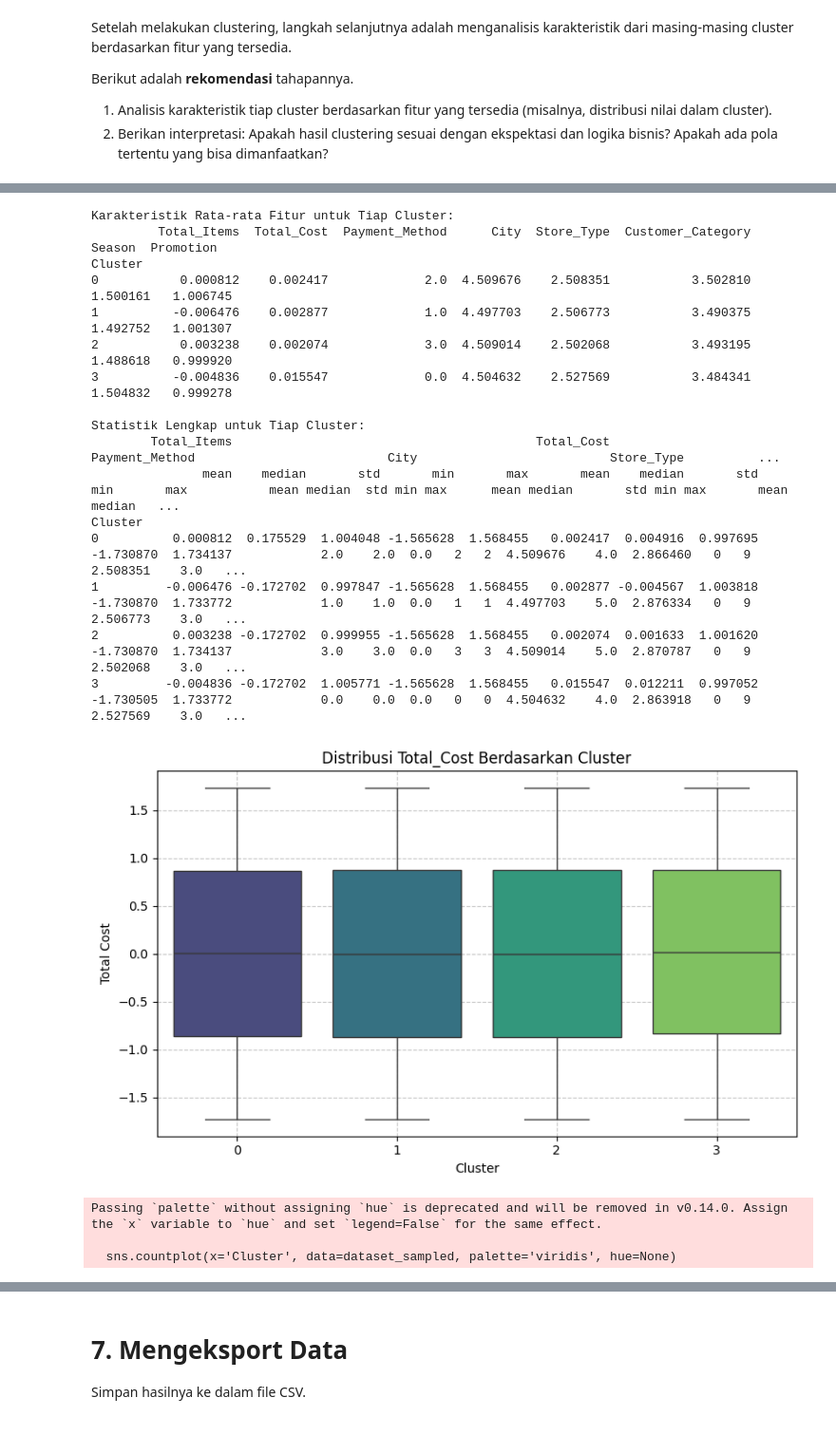
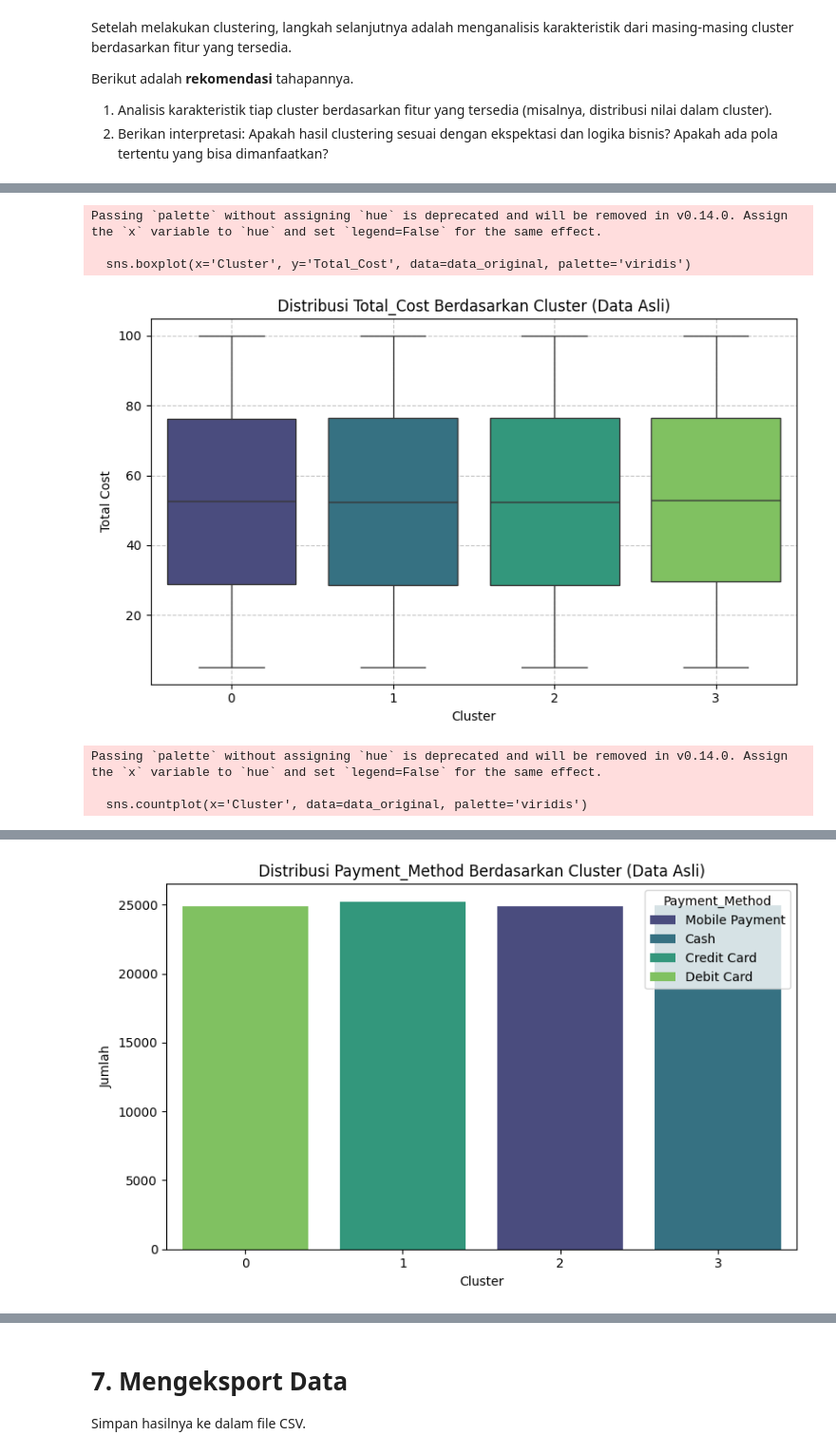
Before and after one commit to xebec51/Submission-Belajar-Machine-Learning-untuk-Pemula-Dicoding-Indonesia, a Jupyter notebook: Clustering_Submission_Akhir_BMLP_Muh. Rinaldi Ruslan.ipynb, the cells around one changed output, grey strips where cells are left out. Shown at 95% size. Saved outputs shown, nothing was run; the diff lists cells and outputs as text; code cells hidden in the pictures.

```diff
--- a/Clustering_Submission_Akhir_BMLP_Muh. Rinaldi Ruslan.ipynb
+++ b/Clustering_Submission_Akhir_BMLP_Muh. Rinaldi Ruslan.ipynb
@@ -161,6 +161,9 @@ Cukup sesuaikan dengan karakteristik data yang kamu gunakan yah.
 ## Menangani Missing Values
 print("Jumlah nilai kosong sebelum penanganan:")
 print(dataset.isnull().sum())
+
+# Simpan salinan data asli sebelum preprocessing
+data_original = dataset.copy()  # Salinan data asli sebelum transformasi
 
 # Mengisi missing values dengan strategi yang sesuai
 for col in dataset.columns:
@@ -502,28 +502,27 @@ Berikut adalah **rekomendasi** tahapannya.
 irrelevant_columns = ['Transaction_ID', 'Customer_Name', 'Date', 'Product']
 dataset_sampled.drop(columns=irrelevant_columns, errors='ignore', inplace=True)
 
-# Menambahkan label cluster ke dataset
-dataset_sampled['Cluster'] = kmeans_labels
-dataset_sampled['Cluster'] = dataset_sampled['Cluster'].astype('category')
+# Menambahkan label cluster ke dataset asli (data_original)
+data_original['Cluster'] = dataset_sampled['Cluster']
 
 # Memilih hanya kolom numerik untuk analisis
-numerical_columns = dataset_sampled.select_dtypes(include='number').columns
+numerical_columns = ['Total_Items', 'Total_Cost']  # Gunakan kolom numerik dari data_original
 
 # Analisis distribusi fitur dalam tiap cluster (hanya kolom numerik)
-cluster_analysis = dataset_sampled.groupby('Cluster')[numerical_columns].mean()
-print("\nKarakteristik Rata-rata Fitur untuk Tiap Cluster:")
+cluster_analysis = data_original.groupby('Cluster')[numerical_columns].mean()
+print("\nKarakteristik Rata-rata Fitur untuk Tiap Cluster (Data Asli):")
 print(cluster_analysis.to_string())
 
 # Menambahkan deskripsi distribusi menggunakan statistik tambahan
-cluster_stats = dataset_sampled.groupby('Cluster')[numerical_columns].agg(['mean', 'median', 'std', 'min', 'max'])
-print("\nStatistik Lengkap untuk Tiap Cluster:")
+cluster_stats = data_original.groupby('Cluster')[numerical_columns].agg(['mean', 'median', 'std', 'min', 'max'])
+print("\nStatistik Lengkap untuk Tiap Cluster (Data Asli):")
 print(cluster_stats.to_string())
 
-# Visualisasi distribusi Total_Cost dalam tiap cluster
+# Visualisasi distribusi Total_Cost dalam tiap cluster menggunakan data asli
 if 'Total_Cost' in numerical_columns:
     plt.figure(figsize=(8, 5))
-    sns.boxplot(x='Cluster', y='Total_Cost', data=dataset_sampled, palette='viridis', hue=None, legend=False)
-    plt.title("Distribusi Total_Cost Berdasarkan Cluster")
+    sns.boxplot(x='Cluster', y='Total_Cost', data=data_original, palette='viridis')
+    plt.title("Distribusi Total_Cost Berdasarkan Cluster (Data Asli)")
     plt.xlabel("Cluster")
     plt.ylabel("Total Cost")
     plt.grid(True, linestyle='--', alpha=0.7)
@@ -532,7 +531,7 @@ if 'Total_Cost' in numerical_columns:
 
 # Visualisasi jumlah data dalam tiap cluster
 plt.figure(figsize=(8, 5))
-sns.countplot(x='Cluster', data=dataset_sampled, palette='viridis', hue=None)
+sns.countplot(x='Cluster', data=data_original, palette='viridis')
 plt.title("Jumlah Data dalam Tiap Cluster")
 plt.xlabel("Cluster")
 plt.ylabel("Jumlah")
@@ -540,10 +539,22 @@ plt.grid(True, linestyle='--', alpha=0.7)
 plt.tight_layout()
 plt.show()
 
+# Visualisasi distribusi fitur kategorikal dalam tiap cluster
+categorical_columns = ['Payment_Method', 'City', 'Store_Type']
+for col in categorical_columns:
+    plt.figure(figsize=(8, 5))
+    sns.countplot(x='Cluster', hue=col, data=data_original, palette='viridis')
+    plt.title(f"Distribusi {col} Berdasarkan Cluster (Data Asli)")
+    plt.xlabel("Cluster")
+    plt.ylabel("Jumlah")
+    plt.legend(title=col)
+    plt.tight_layout()
+    plt.show()
+
 # Analisis korelasi antar fitur untuk tiap cluster
-print("\nKorelasi Fitur Berdasarkan Cluster:")
-for cluster_id in dataset_sampled['Cluster'].cat.categories:
-    cluster_data = dataset_sampled[dataset_sampled['Cluster'] == cluster_id][numerical_columns]
+print("\nKorelasi Fitur Berdasarkan Cluster (Data Asli):")
+for cluster_id in data_original['Cluster'].cat.categories:
+    cluster_data = data_original[data_original['Cluster'] == cluster_id][numerical_columns]
     correlation_matrix = cluster_data.corr()
     print(f"\nKorelasi Fitur untuk Cluster {cluster_id}:")
     print(correlation_matrix)
@@ -579,21 +603,9 @@ Passing `palette` without assigning `hue` is deprecated and will be removed in v
-Karakteristik Rata-rata Fitur untuk Tiap Cluster:
-         Total_Items  Total_Cost  Payment_Method      City  Store_Type  Customer_Category    Season  Promotion
-Cluster
-0           0.000812    0.002417             2.0  4.509676    2.508351           3.502810  1.500161   1.006745
-1          -0.006476    0.002877             1.0  4.497703    2.506773           3.490375  1.492752   1.001307
-2           0.003238    0.002074             3.0  4.509014    2.502068           3.493195  1.488618   0.999920
-3          -0.004836    0.015547             0.0  4.504632    2.527569           3.484341  1.504832   0.999278
+Passing `palette` without assigning `hue` is deprecated and will be removed in v0.14.0. Assign the `x` variable to `hue` and set `legend=False` for the same effect.
 
-Statistik Lengkap untuk Tiap Cluster:
-        Total_Items                                         Total_Cost                                         Payment_Method                          City                          Store_Type          ...
-               mean    median       std       min       max       mean    median       std       min       max           mean median  std min max      mean median       std min max       mean median   ...
-Cluster
-0          0.000812  0.175529  1.004048 -1.565628  1.568455   0.002417  0.004916  0.997695 -1.730870  1.734137            2.0    2.0  0.0   2   2  4.509676    4.0  2.866460   0   9   2.508351    3.0   ...
-1         -0.006476 -0.172702  0.997847 -1.565628  1.568455   0.002877 -0.004567  1.003818 -1.730870  1.733772            1.0    1.0  0.0   1   1  4.497703    5.0  2.876334   0   9   2.506773    3.0   ...
-2          0.003238 -0.172702  0.999955 -1.565628  1.568455   0.002074  0.001633  1.001620 -1.730870  1.734137            3.0    3.0  0.0   3   3  4.509014    5.0  2.870787   0   9   2.502068    3.0   ...
-3         -0.004836 -0.172702  1.005771 -1.565628  1.568455   0.015547  0.012211  0.997052 -1.730505  1.733772            0.0    0.0  0.0   0   0  4.504632    4.0  2.863918   0   9   2.527569    3.0   ...
+  sns.boxplot(x='Cluster', y='Total_Cost', data=data_original, palette='viridis')
-[figure, old version]
+[figure, new version]
 Passing `palette` without assigning `hue` is deprecated and will be removed in v0.14.0. Assign the `x` variable to `hue` and set `legend=False` for the same effect.
 
-  sns.countplot(x='Cluster', data=dataset_sampled, palette='viridis', hue=None)
+  sns.countplot(x='Cluster', data=data_original, palette='viridis')
 [figure]
+[figure, new version]
```
Also changed, not shown: parts of 4 cells of this notebook, 4 other files.
